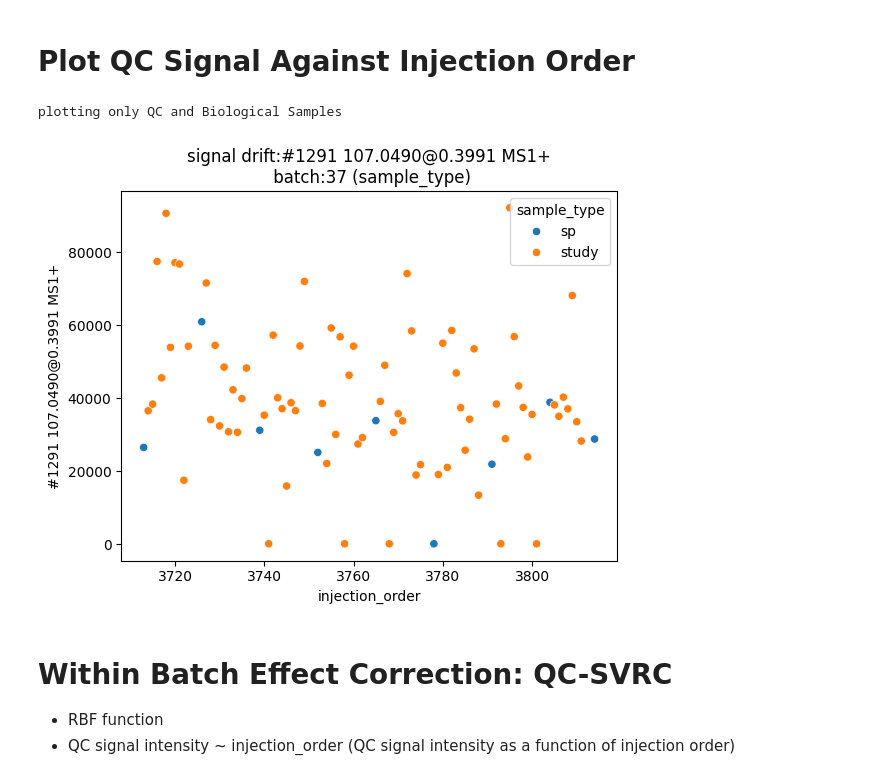
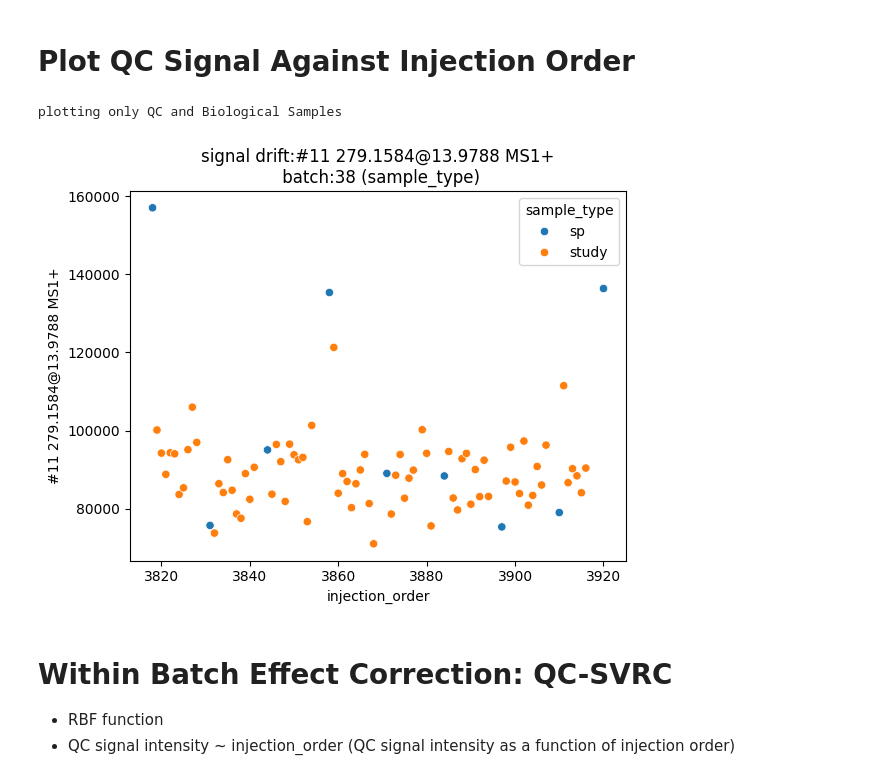
Before and after one commit to JulianAileru/MultiBatchAssessment, a Jupyter notebook: src/fbsc-1.ipynb, the cells around one changed output. Cells and saved outputs as stored; diff of their text form; code cells hidden in the pictures.

```diff
--- a/src/fbsc-1.ipynb
+++ b/src/fbsc-1.ipynb
@@ -15,3 +17,4 @@ M = pd.read_csv("../data/nph_metadata.csv").set_index("sample_name")
 M = M.sort_values(by=['batch','injection_order'])
 M['injection_order'] = [x for x in range(1,len(M['injection_order'])+1)]
 M['batch'].unique()
+D = D.replace(128.0,np.nan)
@@ -22,10 +36,10 @@ array([ 1,  2,  3,  4,  5,  6,  7,  8,  9, 10, 11, 12, 13, 14, 15, 16, 17,
 # %% [markdown]
 # Plot QC Signal Against Injection Order
 # %%
-plot_signal_drift(data=D,metadata=M,include_all_samples=False,include_all_batches=False,random_state=10)
+plot_signal_drift(data=D,metadata=M,include_all_samples=False,include_all_batches=False,signal_idx=10)
 # %% [output]
 plotting only QC and Biological Samples
-[figure, old version]
+[figure, new version]
 # %% [markdown]
 # Within Batch Effect Correction: QC-SVRC
 * RBF function
```
Also changed, not shown: parts of 6 cells of this notebook, 1 other file.
